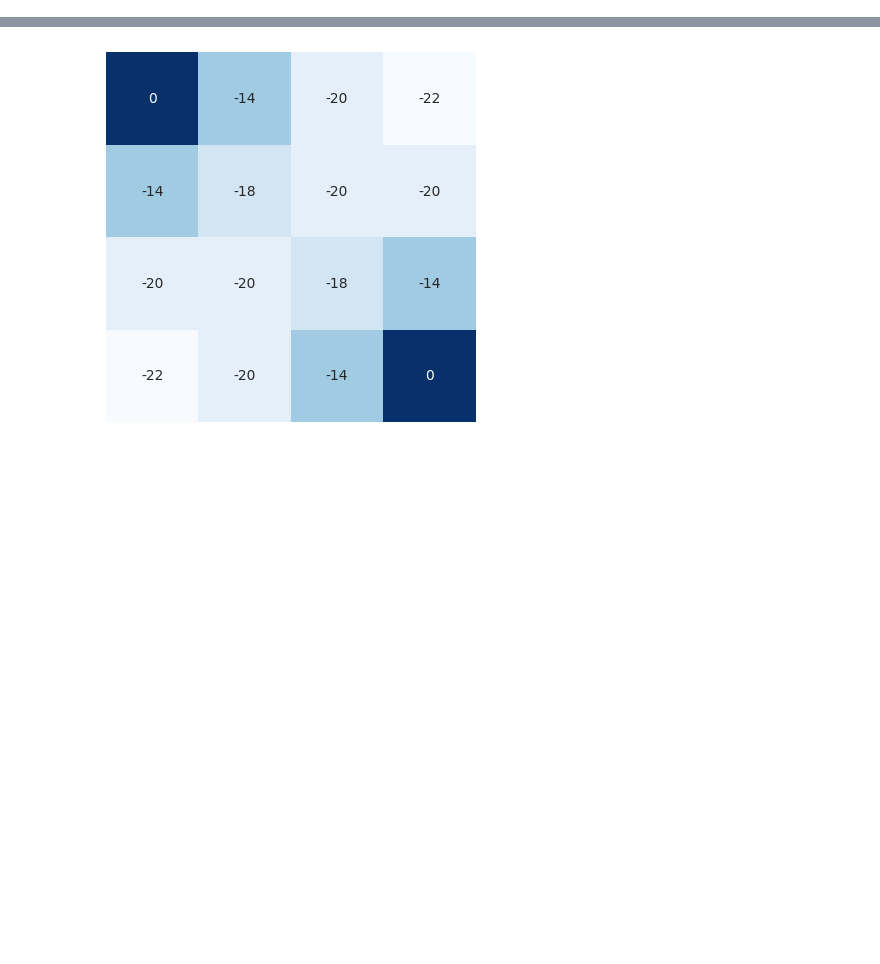
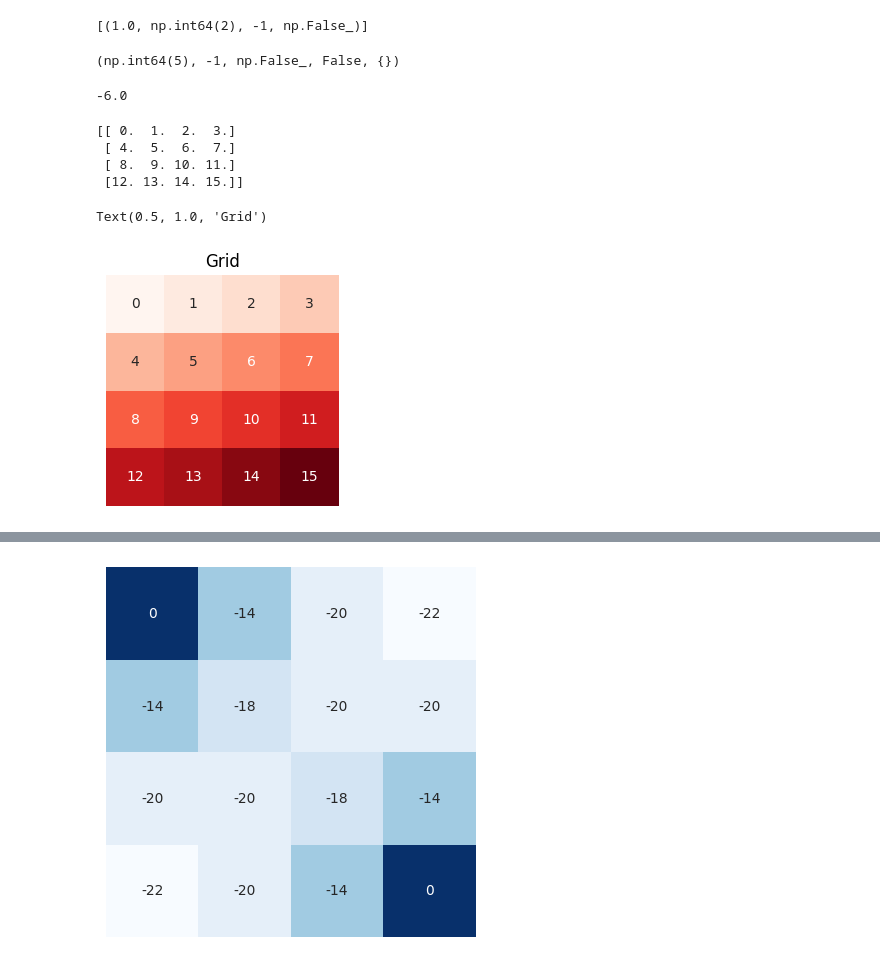
Before and after one commit to warisa-cmu/rl-training-2025-codes, a Jupyter notebook: src/T02_model_based/S01.ipynb, the cells around one changed output, grey strips where cells are left out. Saved outputs shown, nothing was run; the diff lists cells and outputs as text; code cells hidden in the pictures; blank space fills up the shorter version.

```diff
--- a/src/T02_model_based/S01.ipynb
+++ b/src/T02_model_based/S01.ipynb
@@ -9,2 +9,59 @@ env.reset()
+# %%
+env.P[2][0]
+# %% [output]
+[(1.0, np.int64(2), -1, np.False_)]
+# %%
+action = env.action_space.sample()
+action
+
+env.step(action)
+# %% [output]
+(np.int64(5), -1, np.False_, False, {})
+# %%
+total_reward = 0.0
+total_steps = 0
+env.reset()
+while True:
+    action = env.action_space.sample()
+    obs, reward, is_done, is_trunc, _ = env.step(action)
+    total_reward += reward
+    total_steps += 1
+    # env.render()
+    if is_done:
+        break
+print(total_reward)
+# %% [output]
+-6.0
+# %%
+import seaborn as sns
+import numpy as np
+import matplotlib.pyplot as plt
+
+shape = (4, 4)
+gw = np.zeros(shape)
+for s in range(env.nS):
+    position = np.unravel_index(s, shape)
+    gw[position] = s
+
+print(gw)
+
+plt.figure(figsize=(3, 3))
+ax = sns.heatmap(
+    gw,
+    cmap="Reds",
+    annot=True,
+    fmt=".0f",
+    cbar=False,
+    xticklabels=False,
+    yticklabels=False,
+)
+ax.set_title("Grid")
+# %% [output]
+[[ 0.  1.  2.  3.]
+ [ 4.  5.  6.  7.]
+ [ 8.  9. 10. 11.]
+ [12. 13. 14. 15.]]
+Text(0.5, 1.0, 'Grid')
+[figure, added]
 # %%
 import numpy as np
```
Also changed, not shown: parts of 12 cells of this notebook, 1 other file.
